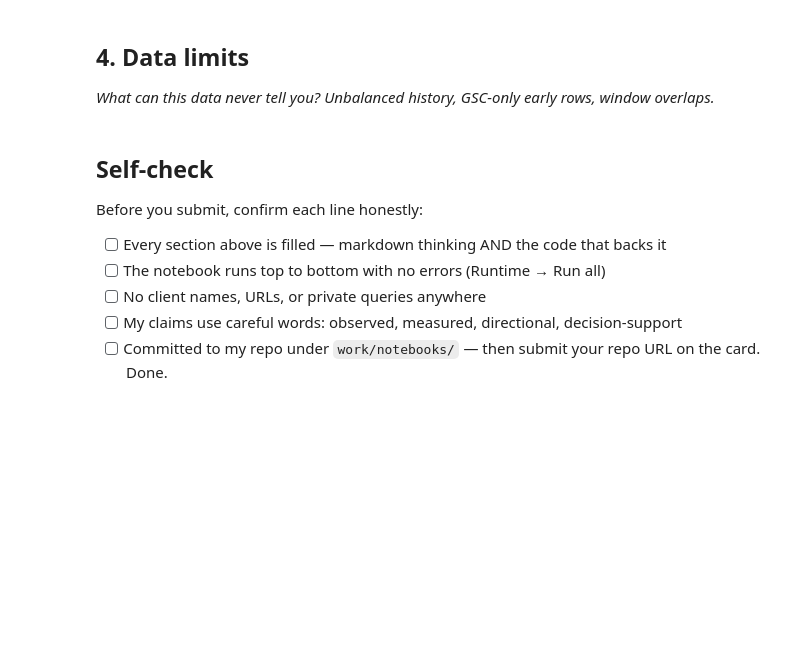
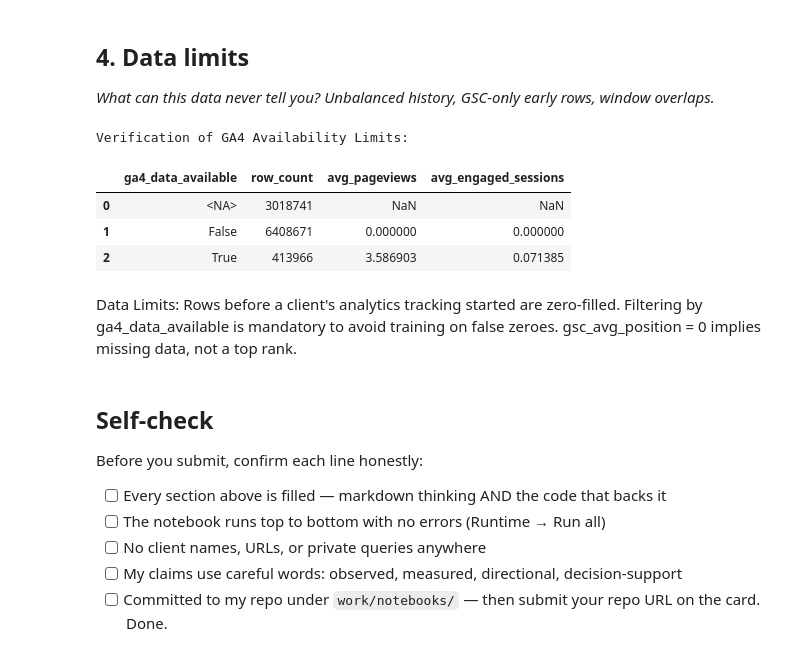
Before and after one commit to mubashir-dev751/starter, a Jupyter notebook: work/notebooks/w03_data_contract.ipynb, the cells around one changed output. Saved outputs shown, nothing was run; the diff lists cells and outputs as text; code cells hidden in the pictures; blank space fills up the shorter version.

```diff
--- a/work/notebooks/w03_data_contract.ipynb
+++ b/work/notebooks/w03_data_contract.ipynb
@@ -37,3 +162,24 @@ This skeleton is yours to fill. Work the sections **in order** — each one has
+# %%
+query_limit_check = """
+SELECT
+    ga4_data_available,
+    COUNT(*) AS row_count,
+    AVG(ga4_pageviews) AS avg_pageviews,
+    AVG(ga4_engaged_sessions) AS avg_engaged_sessions
+FROM 'hf://datasets/FlyRank/internship-warehouse/fact_content_daily_performance/month=2026-03/*.parquet'
+GROUP BY ga4_data_available;
+"""
+df_limit_check = con.execute(query_limit_check).df()
+print("Verification of GA4 Availability Limits:")
+display(df_limit_check)
+# %% [output]
+Verification of GA4 Availability Limits:
+|  | ga4_data_available | row_count | avg_pageviews | avg_engaged_sessions |
+| 0 | <NA> | 3018741 | NaN | NaN |
+| 1 | False | 6408671 | 0.000000 | 0.000000 |
+| 2 | True | 413966 | 3.586903 | 0.071385 |
+# %% [markdown]
+Data Limits: Rows before a client's analytics tracking started are zero-filled. Filtering by ga4_data_available is mandatory to avoid training on false zeroes. gsc_avg_position = 0 implies missing data, not a top rank.
 # %% [markdown]
 ## Self-check
 
```
Also changed, not shown: parts of 10 cells of this notebook.
